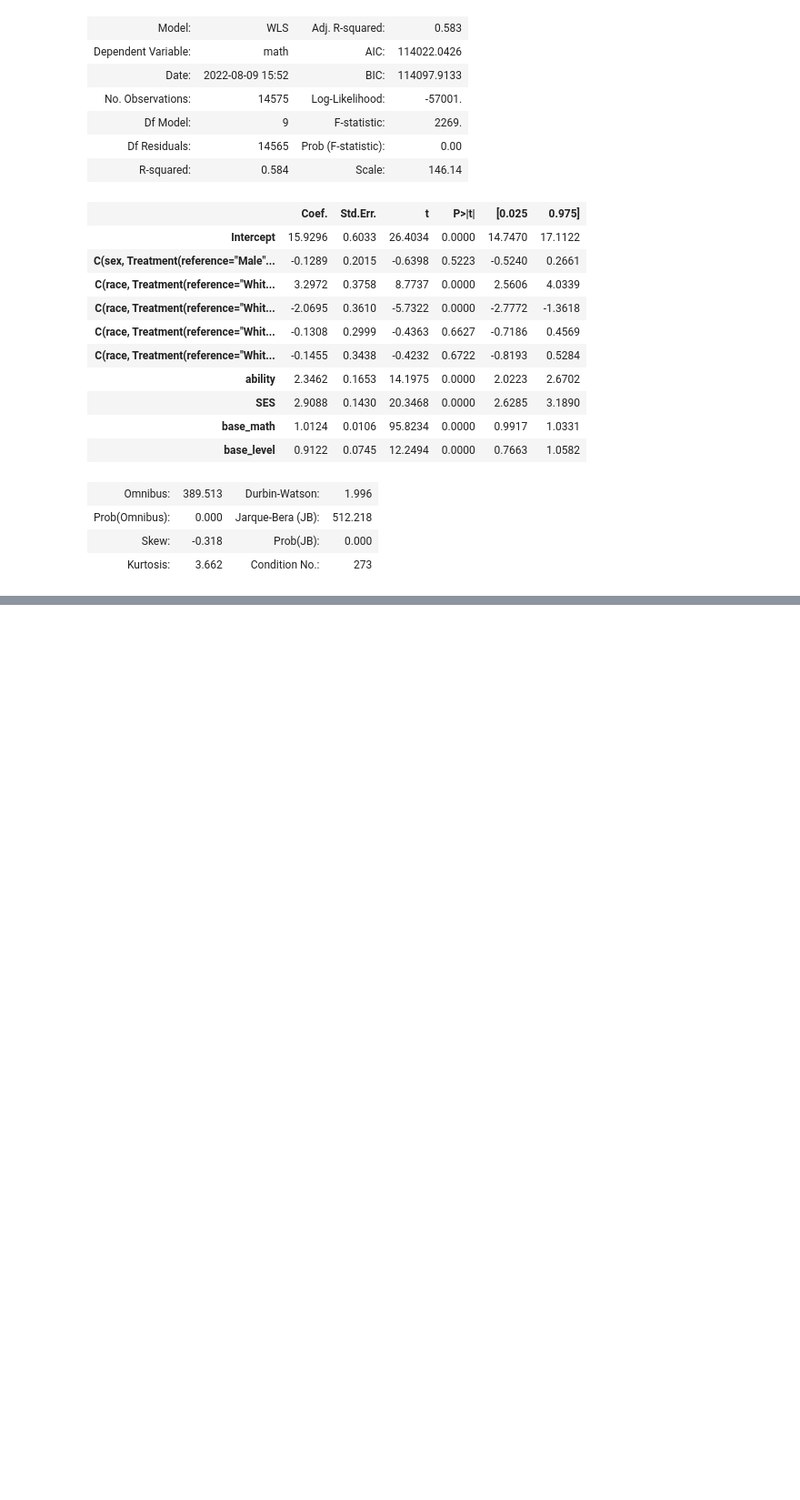
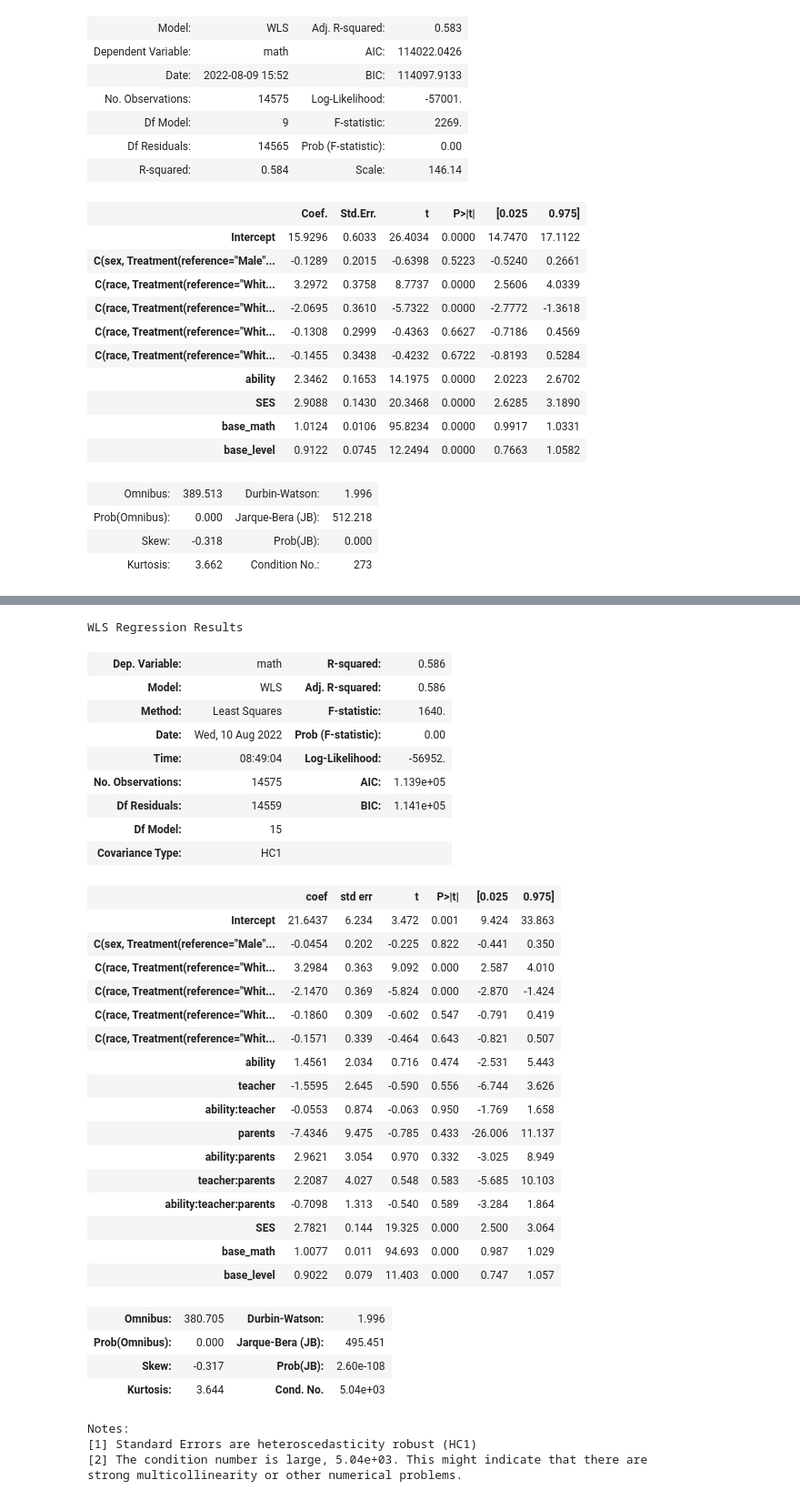
Before and after one commit to DataResponsibly/SynRD, a Jupyter notebook: papers/lee2021ability/process.ipynb, the cells around one changed output, grey strips where cells are left out. Shown at 91% size. Cells and saved outputs as stored; diff of their text form; code cells hidden in the pictures; blank space fills up the shorter version.

```diff
--- a/papers/lee2021ability/process.ipynb
+++ b/papers/lee2021ability/process.ipynb
@@ -632,0 +734,38 @@ regression_sc.summary2()
+# %%
+regression_all.get_robustcov_results().summary()
+# %% [output]
+WLS Regression Results
+| Dep. Variable: | math | R-squared: | 0.586 |
+| Model: | WLS | Adj. R-squared: | 0.586 |
+| Method: | Least Squares | F-statistic: | 1640. |
+| Date: | Wed, 10 Aug 2022 | Prob (F-statistic): | 0.00 |
+| Time: | 08:49:04 | Log-Likelihood: | -56952. |
+| No. Observations: | 14575 | AIC: | 1.139e+05 |
+| Df Residuals: | 14559 | BIC: | 1.141e+05 |
+| Df Model: | 15 |  |  |
+| Covariance Type: | HC1 |  |  |
+|  | coef | std err | t | P>|t| | [0.025 | 0.975] |
+| Intercept | 21.6437 | 6.234 | 3.472 | 0.001 | 9.424 | 33.863 |
+| C(sex, Treatment(reference="Male"... | -0.0454 | 0.202 | -0.225 | 0.822 | -0.441 | 0.350 |
+| C(race, Treatment(reference="Whit... | 3.2984 | 0.363 | 9.092 | 0.000 | 2.587 | 4.010 |
+| C(race, Treatment(reference="Whit... | -2.1470 | 0.369 | -5.824 | 0.000 | -2.870 | -1.424 |
+| C(race, Treatment(reference="Whit... | -0.1860 | 0.309 | -0.602 | 0.547 | -0.791 | 0.419 |
+| C(race, Treatment(reference="Whit... | -0.1571 | 0.339 | -0.464 | 0.643 | -0.821 | 0.507 |
+| ability | 1.4561 | 2.034 | 0.716 | 0.474 | -2.531 | 5.443 |
+| teacher | -1.5595 | 2.645 | -0.590 | 0.556 | -6.744 | 3.626 |
+| ability:teacher | -0.0553 | 0.874 | -0.063 | 0.950 | -1.769 | 1.658 |
+| parents | -7.4346 | 9.475 | -0.785 | 0.433 | -26.006 | 11.137 |
+| ability:parents | 2.9621 | 3.054 | 0.970 | 0.332 | -3.025 | 8.949 |
+| teacher:parents | 2.2087 | 4.027 | 0.548 | 0.583 | -5.685 | 10.103 |
+| ability:teacher:parents | -0.7098 | 1.313 | -0.540 | 0.589 | -3.284 | 1.864 |
+| SES | 2.7821 | 0.144 | 19.325 | 0.000 | 2.500 | 3.064 |
+| base_math | 1.0077 | 0.011 | 94.693 | 0.000 | 0.987 | 1.029 |
+| base_level | 0.9022 | 0.079 | 11.403 | 0.000 | 0.747 | 1.057 |
+| Omnibus: | 380.705 | Durbin-Watson: | 1.996 |
+| Prob(Omnibus): | 0.000 | Jarque-Bera (JB): | 495.451 |
+| Skew: | -0.317 | Prob(JB): | 2.60e-108 |
+| Kurtosis: | 3.644 | Cond. No. | 5.04e+03 |
+Notes:
+[1] Standard Errors are heteroscedasticity robust (HC1)
+[2] The condition number is large, 5.04e+03. This might indicate that there are
+strong multicollinearity or other numerical problems.
```
Also changed, not shown: parts of 6 cells of this notebook, 5 other files.
